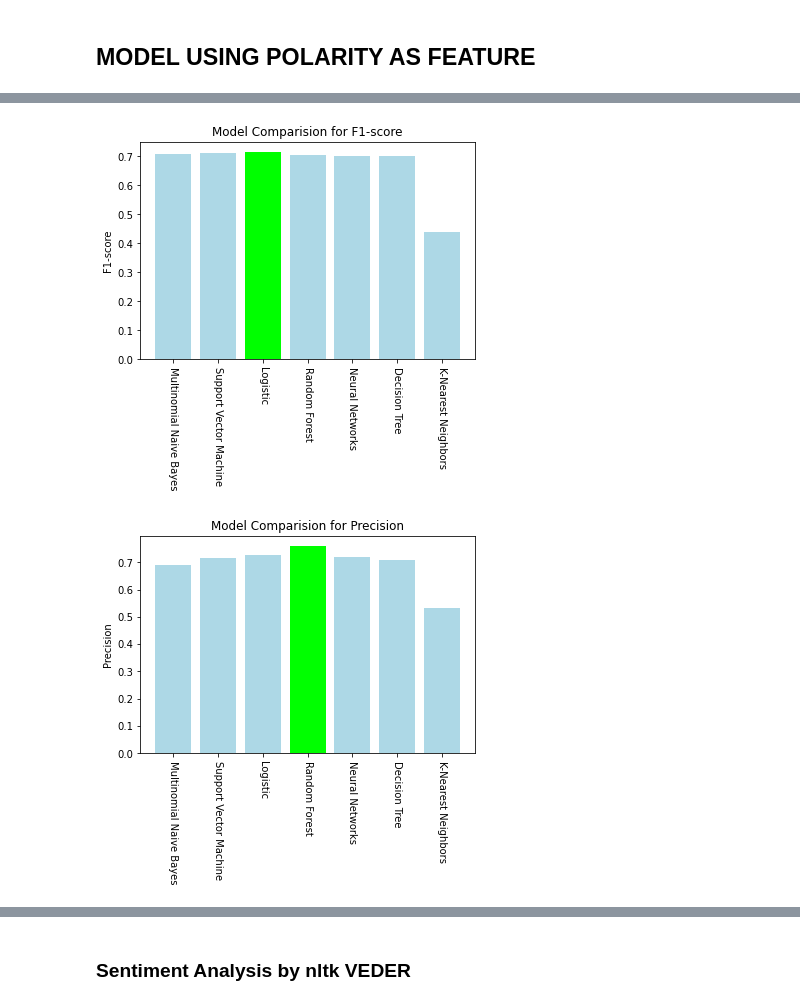
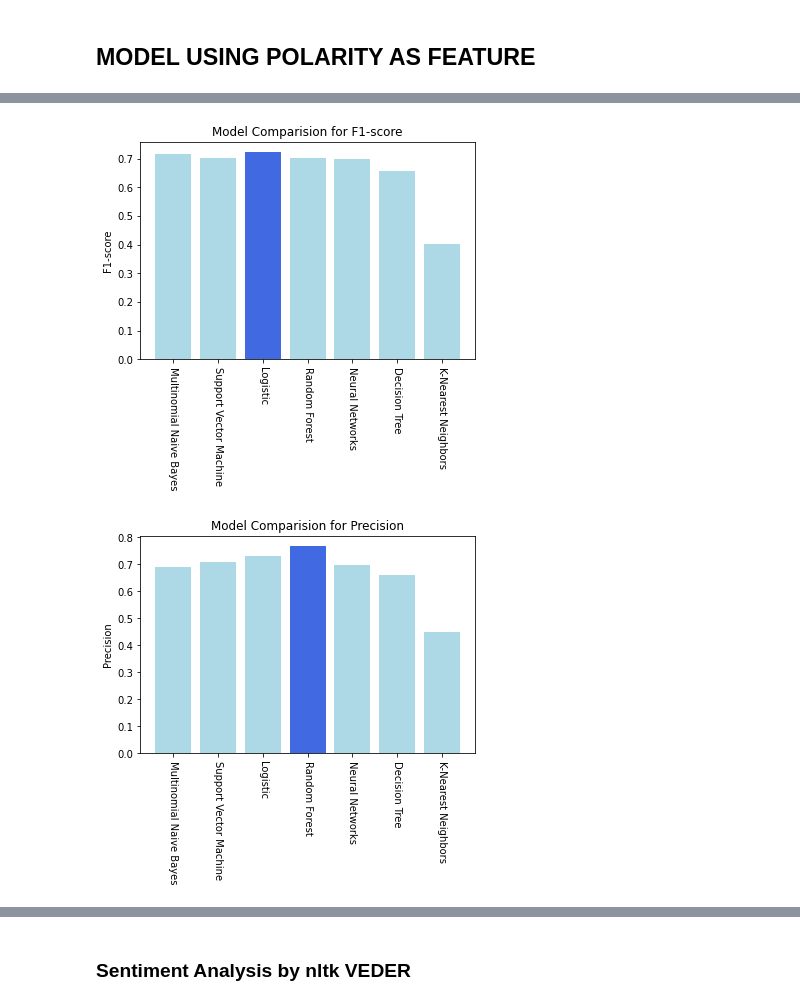
Before and after one commit to martinaviggiano/textsent_project, a Jupyter notebook: Hate Speech Detection Models.ipynb, the cells around one changed output, grey strips where cells are left out. Saved outputs shown, nothing was run; the diff lists cells and outputs as text; code cells hidden in the pictures.

```diff
--- a/Hate Speech Detection Models.ipynb
+++ b/Hate Speech Detection Models.ipynb
@@ -347,0 +422,8 @@ data["lang_lem"] = data["lemmatized"].progress_apply(lambda x: detect_language(x
+# %%
+other_lang = []
+for x in tqdm(range(len(data['lemmatized']))):
+    try:
+        if detect(x) != 'en':
+            other.append([data['file_id'][x], data['lemmatized'][x], detect(data['lemmatized'][x])])
+    except:
+        None
@@ -821,7 +907,7 @@ Ridge model: [-0.012 -0.042  0.017  0.014  0.023  0.042  0.043  0.014 -0.007  0.
 ## 5. MODELS
 # %%
 tfidf_vectorizer = TfidfVectorizer()
-X_class = tfidf_vectorizer.fit_transform(data['text_clean'])
+X_class = tfidf_vectorizer.fit_transform(data['lemmatized'])
 y_class = data["label"]
 X_class.shape
 # %% [output]
@@ -1858,10 +1944,10 @@ def sentiment_analysis_array(tweets):
         features.append(sentiment_analysis(t))
     return np.array(features)
 # %%
-final_features = sentiment_analysis_array(data["NOUN_PROPN_VERB_ADJ_ADV_DET"])
+final_features = sentiment_analysis_array(data["text_clean"])
 # %%
 tfidf_vectorizer = TfidfVectorizer()
-tfidf_npvaad = tfidf_vectorizer.fit_transform(data["NOUN_PROPN_VERB_ADJ_ADV_DET"])
+tfidf_npvaad = tfidf_vectorizer.fit_transform(data["text_clean"])
 tfidf_a = tfidf_npvaad.toarray()
 modelling_features = np.concatenate([tfidf_a,final_features],axis=1)
 modelling_features.shape
@@ -2091,26 +2177,26 @@ NOUN_PROPN_VERB_ADJ_ADV_DET with Polarity
 objects = ('Multinomial Naive Bayes', 'Support Vector Machine', 'Logistic', 'Random Forest', 'Neural Networks', 'Decision Tree', 'K-Nearest Neighbors')
 y_pos = np.arange(len(objects))
 performance = [f1s_mnb_f, f1s_svc_f, f1s_log_f, f1s_rf_f, f1s_NN_f, f1s_tree_f, f1s_knn_f]
-clrs = ['lightblue' if (x < max(performance)) else 'lime' for x in performance ]
+clrs = ['lightblue' if (x < max(performance)) else 'royalblue' for x in performance ]
 plt.bar(y_pos, performance, align='center', alpha=1, color=clrs)
 plt.xticks(y_pos, objects, rotation=270)
 plt.ylabel('F1-score')
 plt.title('Model Comparision for F1-score')
 plt.show()
 # %% [output]
-[figure, old version]
+[figure, new version]
 # %%
 objects = ('Multinomial Naive Bayes', 'Support Vector Machine', 'Logistic', 'Random Forest', 'Neural Networks', 'Decision Tree', 'K-Nearest Neighbors')
 y_pos = np.arange(len(objects))
 performance = [prec_mnb_f, prec_svc_f, prec_log_f, prec_rf_f, prec_NN_f, prec_tree_f, prec_knn_f]
-clrs = ['lightblue' if (x < max(performance)) else 'lime' for x in performance ]
+clrs = ['lightblue' if (x < max(performance)) else 'royalblue' for x in performance ]
 plt.bar(y_pos, performance, align='center', alpha=1, color=clrs)
 plt.xticks(y_pos, objects, rotation=270)
 plt.ylabel('Precision')
 plt.title('Model Comparision for Precision')
 plt.show()
 # %% [output]
-[figure, old version]
+[figure, new version]
 # %%
 plot_precision_recall_curve(log_fit_f, X_test_f, y_test_f)
 # %% [output]
```
Also changed, not shown: parts of 49 cells of this notebook, 1 other file.
